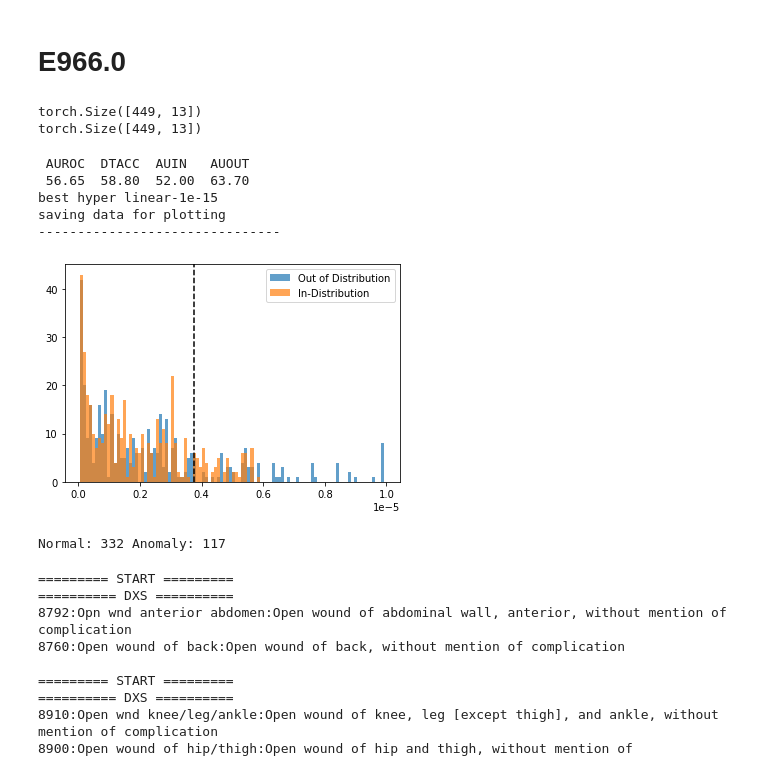
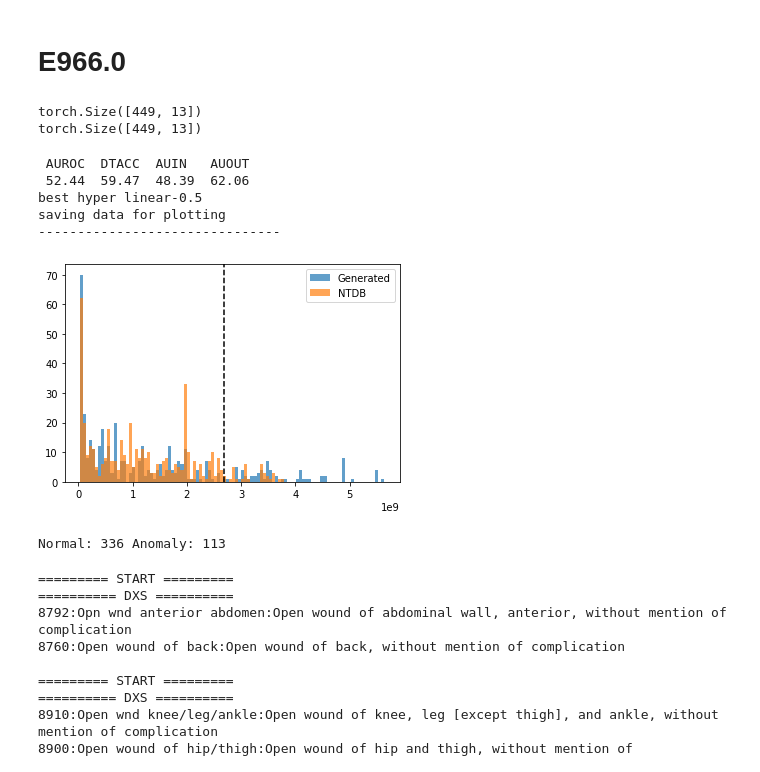
Before and after one commit to BluedragonXVI/StemmlerProject, a Jupyter notebook: sequence_ood_score_generated_pcodes.ipynb, the cells around one changed output. Drawn from its saved outputs; the diff is of its cells as text; code cells hidden in the pictures.

```diff
--- a/sequence_ood_score_generated_pcodes.ipynb
+++ b/sequence_ood_score_generated_pcodes.ipynb
@@ -211,17 +211,17 @@ for _,r in w[:5].iterrows():
 # %% [markdown]
 # E966.0
 # %%
-e9660_report, e9660_border = oc_svm_detector('e9660', e9660_trn_seq, e9660_gen_seq, TRN_FRAC, PRINT_SEQUENCES, pcodes=True)
+e9660_report, e9660_border, e9660_model, e9660_trn, e9660_tst, e9660_ood = oc_svm_detector('e9660', e9660_trn_seq, e9660_gen_seq, TRN_FRAC, PRINT_SEQUENCES, pcodes=True)
 # %% [output]
 torch.Size([449, 13])
 torch.Size([449, 13])
  AUROC  DTACC  AUIN   AUOUT
- 56.65  58.80  52.00  63.70
-best hyper linear-1e-15
+ 52.44  59.47  48.39  62.06
+best hyper linear-0.5
 saving data for plotting
 -------------------------------
-[figure, old version]
+[figure, new version]
-Normal: 332 Anomaly: 117
+Normal: 336 Anomaly: 113
 # %%
 for s in e9660_trn_seq[:5]:
     print_seq_dsc(s, pcodes=True)
```
Also changed, not shown: parts of 14 cells of this notebook, 3 other files.
